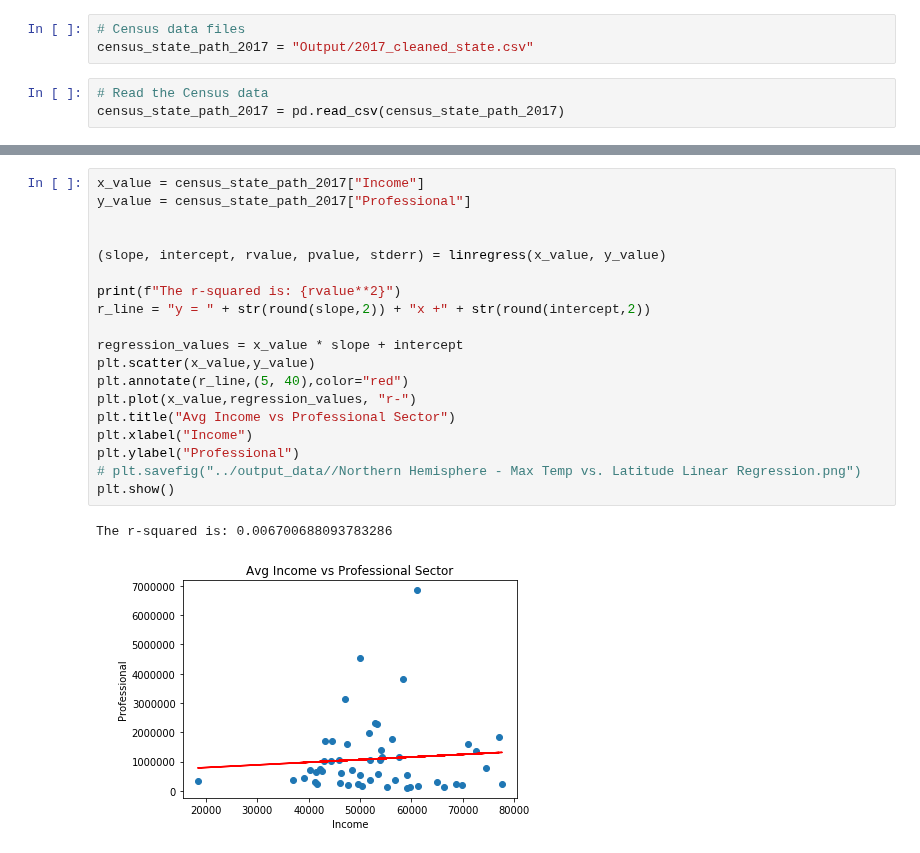
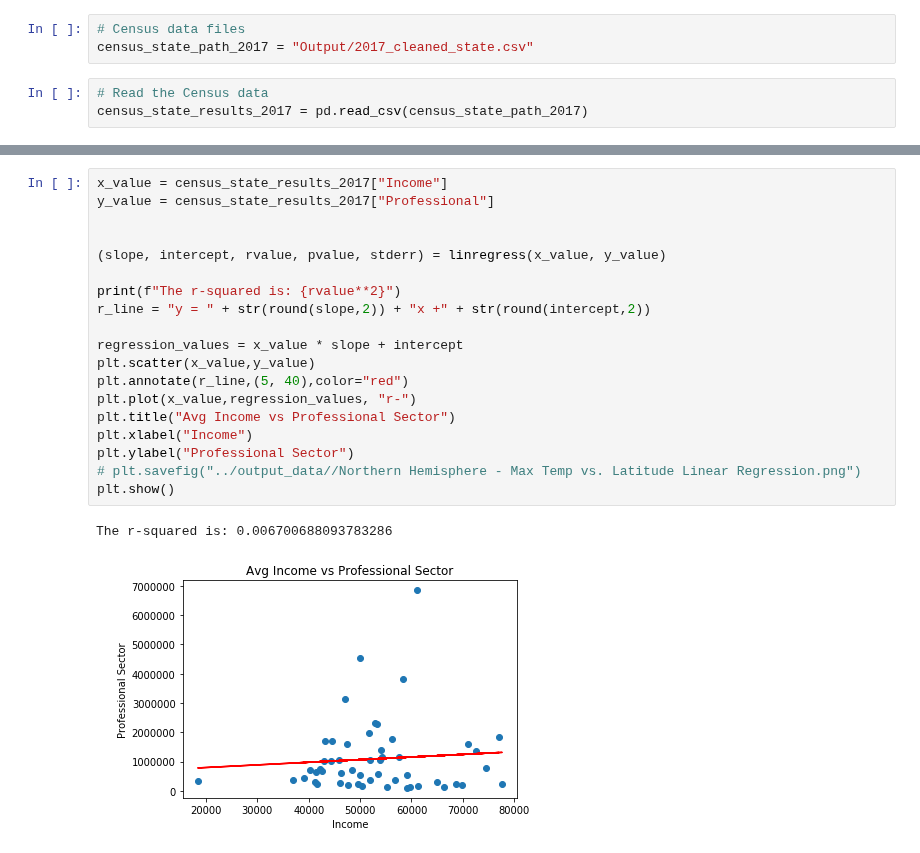
Before and after one commit to charlim26/censusproject, a Jupyter notebook: 2017_State_Census_Data.ipynb, the cells around one changed output, grey strips where cells are left out. Cells and saved outputs as stored; diff of their text form.

```diff
--- a/2017_State_Census_Data.ipynb
+++ b/2017_State_Census_Data.ipynb
@@ -11,5 +11,5 @@ from scipy.stats import linregress
 census_state_path_2017 = "Output/2017_cleaned_state.csv"
 # %%
 # Read the Census data
-census_state_path_2017 = pd.read_csv(census_state_path_2017)
+census_state_results_2017 = pd.read_csv(census_state_path_2017)
 # %%
@@ -106,25 +116,25 @@ plt.show()
 # %%
-x_value = census_state_path_2017["Income"]
-y_value = census_state_path_2017["Professional"]
+x_value = census_state_results_2017["Income"]
+y_value = census_state_results_2017["Professional"]
 
 
 (slope, intercept, rvalue, pvalue, stderr) = linregress(x_value, y_value)
 
 print(f"The r-squared is: {rvalue**2}")
 r_line = "y = " + str(round(slope,2)) + "x +" + str(round(intercept,2))
 
 regression_values = x_value * slope + intercept
 plt.scatter(x_value,y_value)
 plt.annotate(r_line,(5, 40),color="red")
 plt.plot(x_value,regression_values, "r-")
 plt.title("Avg Income vs Professional Sector")
 plt.xlabel("Income")
-plt.ylabel("Professional")
+plt.ylabel("Professional Sector")
 # plt.savefig("../output_data//Northern Hemisphere - Max Temp vs. Latitude Linear Regression.png")
 plt.show()
 # %% [output]
 The r-squared is: 0.006700688093783286
-[figure, old version]
+[figure, new version]
 # %%
 plt.figure(figsize=(15, 10))
 plt.bar(x, y, color="blue", alpha=1, align="center")
```
Also changed, not shown: parts of 5 cells of this notebook, 1 other file.
